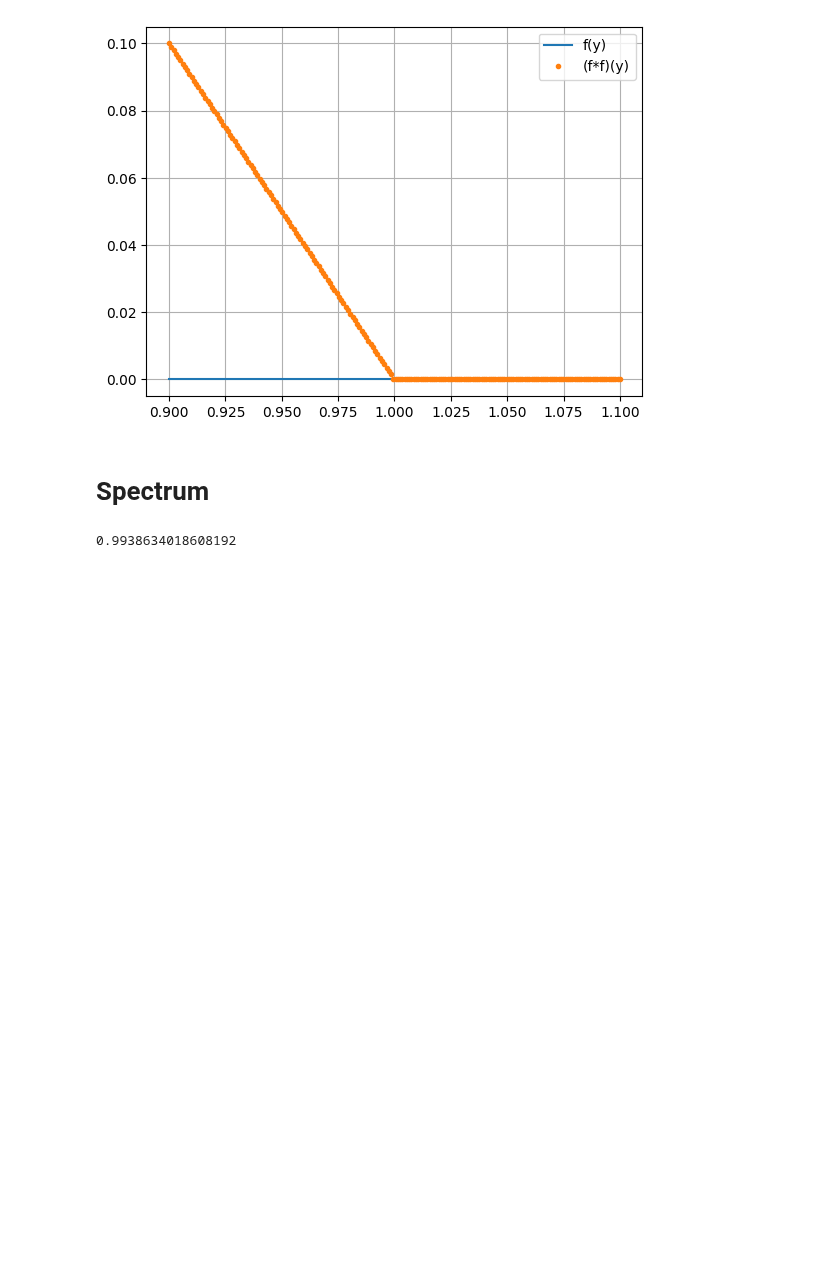
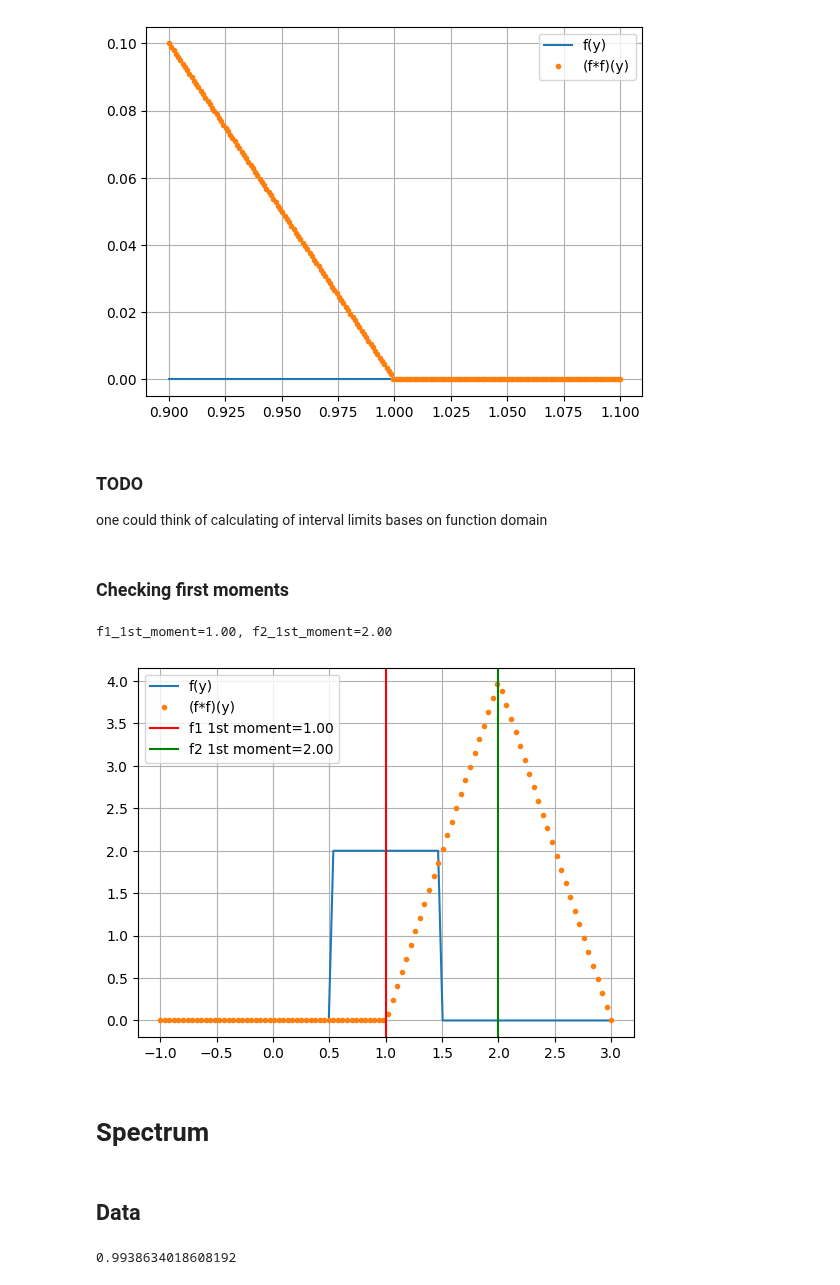
Before and after one commit to grzanka/microdosimetric_spectra_folding, a Jupyter notebook: notebooks/0.2-validation-convolutions.ipynb, the cells around one changed output. Cells and saved outputs as stored; diff of their text form; code cells hidden in the pictures; blank space fills up the shorter version.

```diff
--- a/notebooks/0.2-validation-convolutions.ipynb
+++ b/notebooks/0.2-validation-convolutions.ipynb
@@ -182,8 +177,45 @@ ax.grid();
 ax.legend();
 # %% [output]
 [figure]
+# %% [markdown]
+### TODO
+one could think of calculating of interval limits bases on function domain
+# %% [markdown]
+### Checking first moments
+# %%
+# plotting limits
+y_values = np.linspace(start=-1, stop=3, num=100)
+# tricks needed to make the integral converge
+step_function_args = (2,0.5,1.5,sys.float_info.min)
+expected_conv_domain = (0,4)
+convolution_integration_limits = (0,2)
+integral_kwargs = {'limit': 2000, 'points': np.linspace(*expected_conv_domain,100)}
+convolution_values = np.array([convolution(
+    step_function,
+    lower_limit=convolution_integration_limits[0],
+    upper_limit=convolution_integration_limits[1],
+    kwargs=integral_kwargs)(y=y, integrand_args=step_function_args)[0] for y in y_values])
+
+from src.helpers import first_moment
+f1_1st_moment = first_moment(bin_centers=y_values, bin_values=step_functions(y_values, *step_function_args))
+f2_1st_moment = first_moment(bin_centers=y_values, bin_values=convolution_values)
+print(f"f1_1st_moment={f1_1st_moment:2.2f}, f2_1st_moment={f2_1st_moment:2.2f}")
+
+#plotting
+fig, ax = plt.subplots()
+ax.plot(y_values, step_functions(y_values, *step_function_args), label="f(y)")
+ax.plot(y_values, convolution_values, '.', label="(f*f)(y)")
+ax.axvline(f1_1st_moment, color='r', label=f"f1 1st moment={f1_1st_moment:2.2f}")
+ax.axvline(f2_1st_moment, color='g', label=f"f2 1st moment={f2_1st_moment:2.2f}")
+ax.grid();
+ax.legend();
+# %% [output]
+f1_1st_moment=1.00, f2_1st_moment=2.00
+[figure, added]
 # %% [markdown]
 # Spectrum
+# %% [markdown]
+## Data
 # %%
 spectrum = from_csv(project_dir / 'data' / 'interim' / 'data.csv', delimiter=',', value_type=SpectrumValueType.yfy)
 spectrum.norm
```
Also changed, not shown: parts of 22 cells of this notebook.
